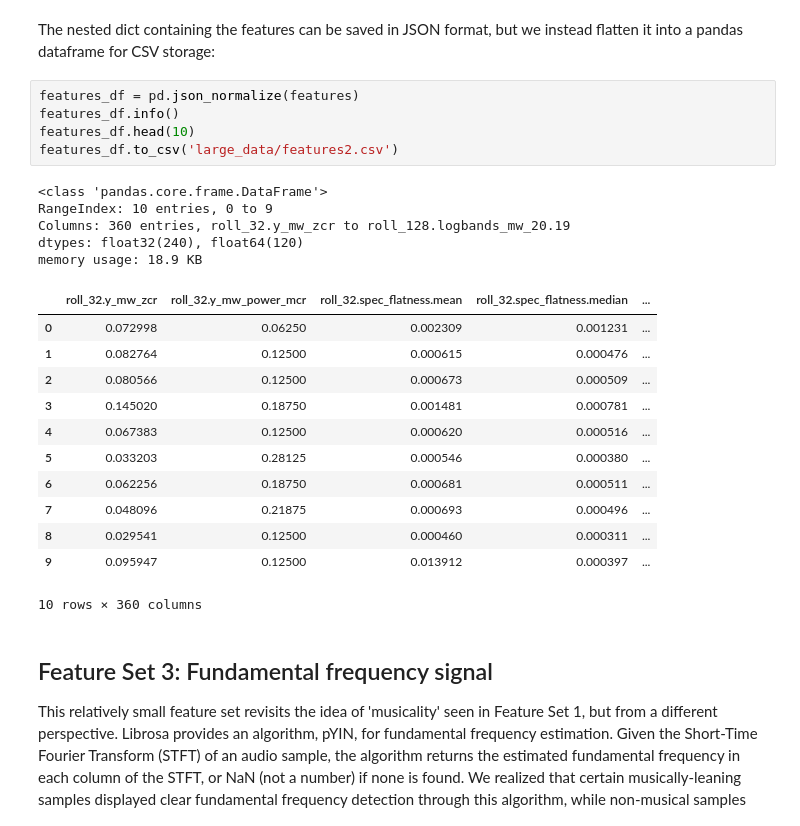
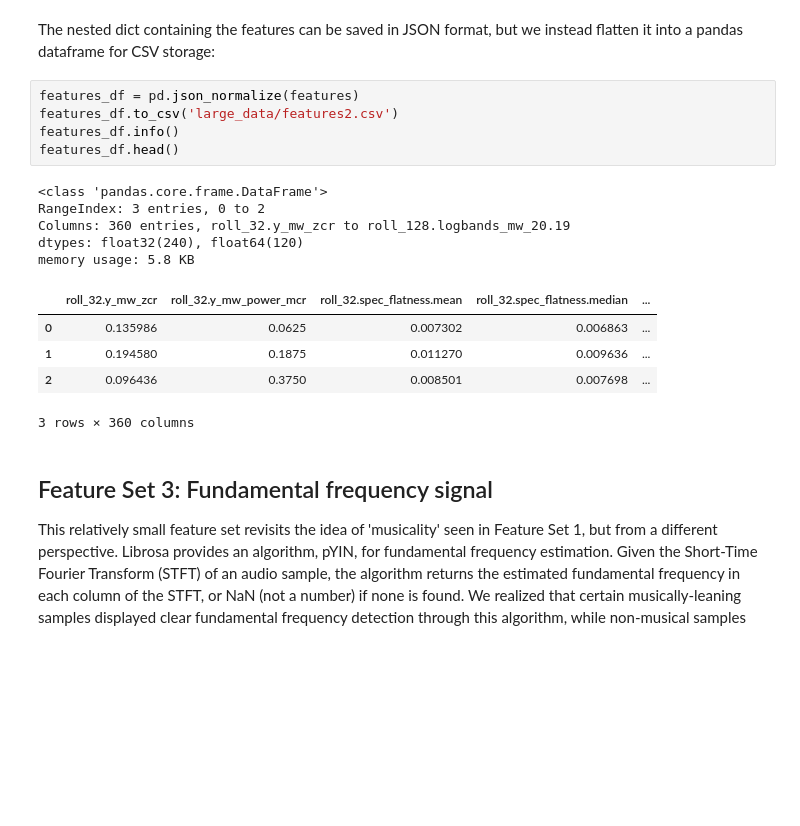
Before and after one commit to mrhheffernan/erdio-dev, a Jupyter notebook: feature_extraction.ipynb, the cells around one changed output. Cells and saved outputs as stored; diff of their text form; blank space fills up the shorter version.

```diff
--- a/feature_extraction.ipynb
+++ b/feature_extraction.ipynb
@@ -772,27 +775,20 @@ Wall time: 1.56 s
 The nested dict containing the features can be saved in JSON format, but we instead flatten it into a pandas dataframe for CSV storage:
 # %%
 features_df = pd.json_normalize(features)
+features_df.to_csv('large_data/features2.csv')
 features_df.info()
-features_df.head(10)
-features_df.to_csv('large_data/features2.csv')
+features_df.head()
 # %% [output]
 <class 'pandas.core.frame.DataFrame'>
-RangeIndex: 10 entries, 0 to 9
+RangeIndex: 3 entries, 0 to 2
 Columns: 360 entries, roll_32.y_mw_zcr to roll_128.logbands_mw_20.19
 dtypes: float32(240), float64(120)
-memory usage: 18.9 KB
+memory usage: 5.8 KB
 |  | roll_32.y_mw_zcr | roll_32.y_mw_power_mcr | roll_32.spec_flatness.mean | roll_32.spec_flatness.median | ... |
-| 0 | 0.072998 | 0.06250 | 0.002309 | 0.001231 | ... |
-| 1 | 0.082764 | 0.12500 | 0.000615 | 0.000476 | ... |
-| 2 | 0.080566 | 0.12500 | 0.000673 | 0.000509 | ... |
-| 3 | 0.145020 | 0.18750 | 0.001481 | 0.000781 | ... |
-| 4 | 0.067383 | 0.12500 | 0.000620 | 0.000516 | ... |
-| 5 | 0.033203 | 0.28125 | 0.000546 | 0.000380 | ... |
-| 6 | 0.062256 | 0.18750 | 0.000681 | 0.000511 | ... |
-| 7 | 0.048096 | 0.21875 | 0.000693 | 0.000496 | ... |
-| 8 | 0.029541 | 0.12500 | 0.000460 | 0.000311 | ... |
-| 9 | 0.095947 | 0.12500 | 0.013912 | 0.000397 | ... |
+| 0 | 0.135986 | 0.0625 | 0.007302 | 0.006863 | ... |
+| 1 | 0.194580 | 0.1875 | 0.011270 | 0.009636 | ... |
+| 2 | 0.096436 | 0.3750 | 0.008501 | 0.007698 | ... |
-10 rows × 360 columns
+3 rows × 360 columns
 # %% [markdown]
 ## Feature Set 3: Fundamental frequency signal
 
```
Also changed, not shown: parts of 18 cells of this notebook.
